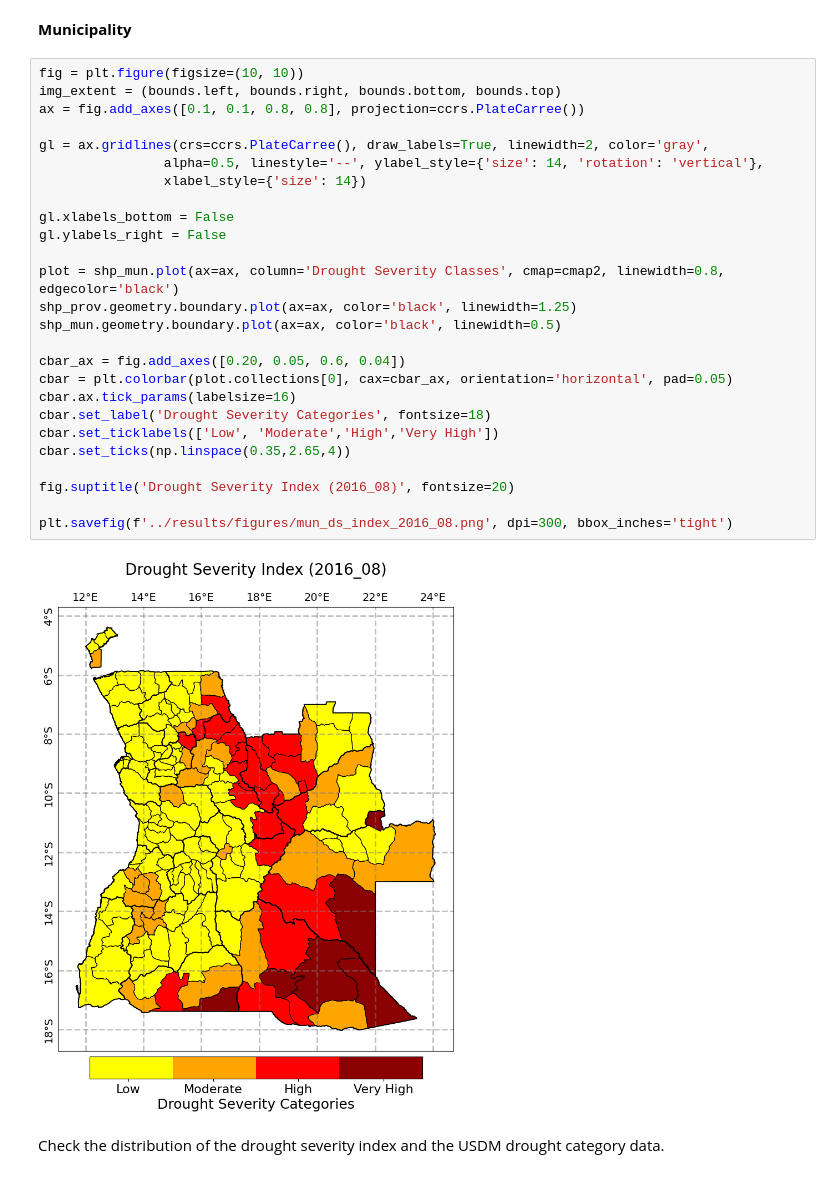
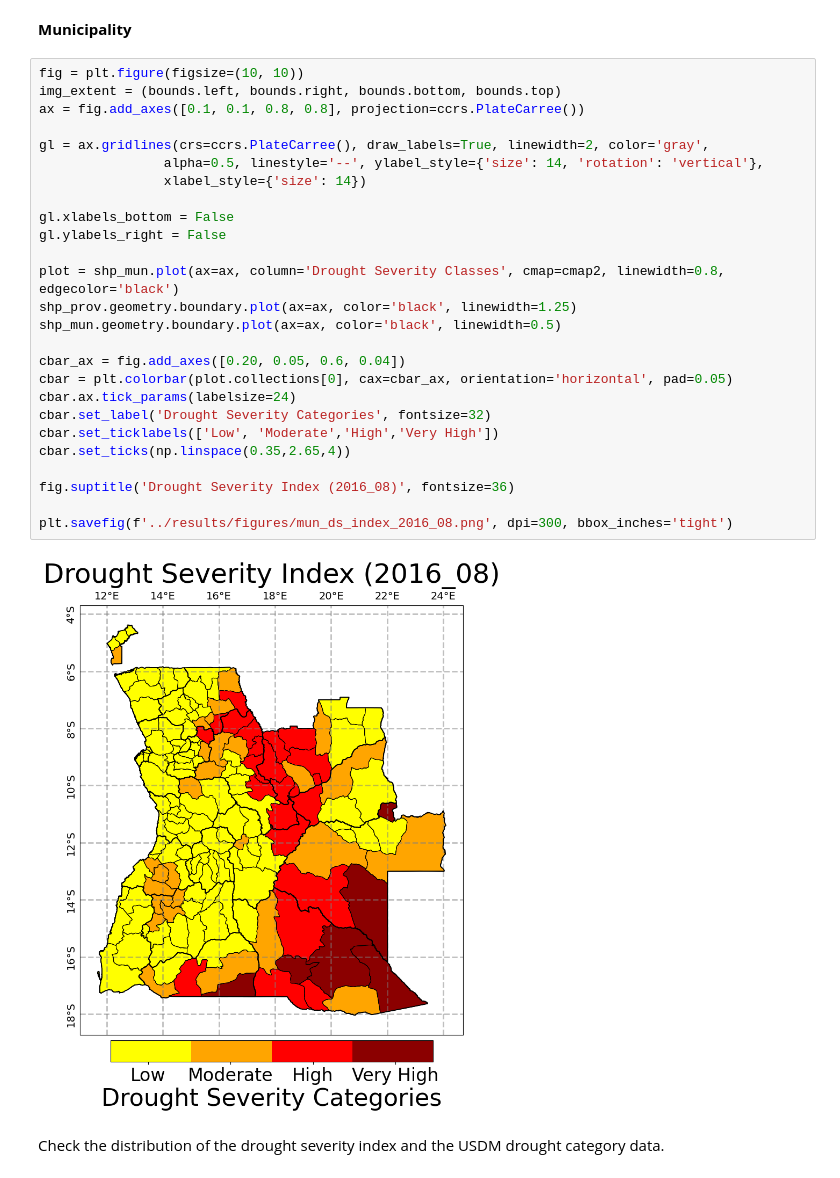
Before and after one commit to edrian-liao/angola-drought, a Jupyter notebook: notebooks/02_drought_severity_index.ipynb, the cells around one changed output. Saved outputs shown, nothing was run; the diff lists cells and outputs as text.

Commit message:
finished generating sv-ds index; maps for svi components

```diff
--- a/notebooks/02_drought_severity_index.ipynb
+++ b/notebooks/02_drought_severity_index.ipynb
@@ -380,31 +401,31 @@ plt.savefig(f'../results/figures/ds_index_2016_08.png', dpi=300, bbox_inches='ti
 # %%
 fig = plt.figure(figsize=(10, 10))
 img_extent = (bounds.left, bounds.right, bounds.bottom, bounds.top)
 ax = fig.add_axes([0.1, 0.1, 0.8, 0.8], projection=ccrs.PlateCarree())
 
 gl = ax.gridlines(crs=ccrs.PlateCarree(), draw_labels=True, linewidth=2, color='gray',
                 alpha=0.5, linestyle='--', ylabel_style={'size': 14, 'rotation': 'vertical'},
                 xlabel_style={'size': 14})
 
 gl.xlabels_bottom = False
 gl.ylabels_right = False
 
 plot = shp_mun.plot(ax=ax, column='Drought Severity Classes', cmap=cmap2, linewidth=0.8, edgecolor='black')
 shp_prov.geometry.boundary.plot(ax=ax, color='black', linewidth=1.25)
 shp_mun.geometry.boundary.plot(ax=ax, color='black', linewidth=0.5)
 
 cbar_ax = fig.add_axes([0.20, 0.05, 0.6, 0.04])
 cbar = plt.colorbar(plot.collections[0], cax=cbar_ax, orientation='horizontal', pad=0.05)
-cbar.ax.tick_params(labelsize=16)
-cbar.set_label('Drought Severity Categories', fontsize=18)
+cbar.ax.tick_params(labelsize=24)
+cbar.set_label('Drought Severity Categories', fontsize=32)
 cbar.set_ticklabels(['Low', 'Moderate','High','Very High'])
 cbar.set_ticks(np.linspace(0.35,2.65,4))
 
-fig.suptitle('Drought Severity Index (2016_08)', fontsize=20)
+fig.suptitle('Drought Severity Index (2016_08)', fontsize=36)
 
 plt.savefig(f'../results/figures/mun_ds_index_2016_08.png', dpi=300, bbox_inches='tight')
 # %% [output]
-[figure, old version]
+[figure, new version]
 # %% [markdown]
 Check the distribution of the drought severity index and the USDM drought category data.
 # %%
```
Also changed, not shown: parts of 15 cells of this notebook, 21 other files.
